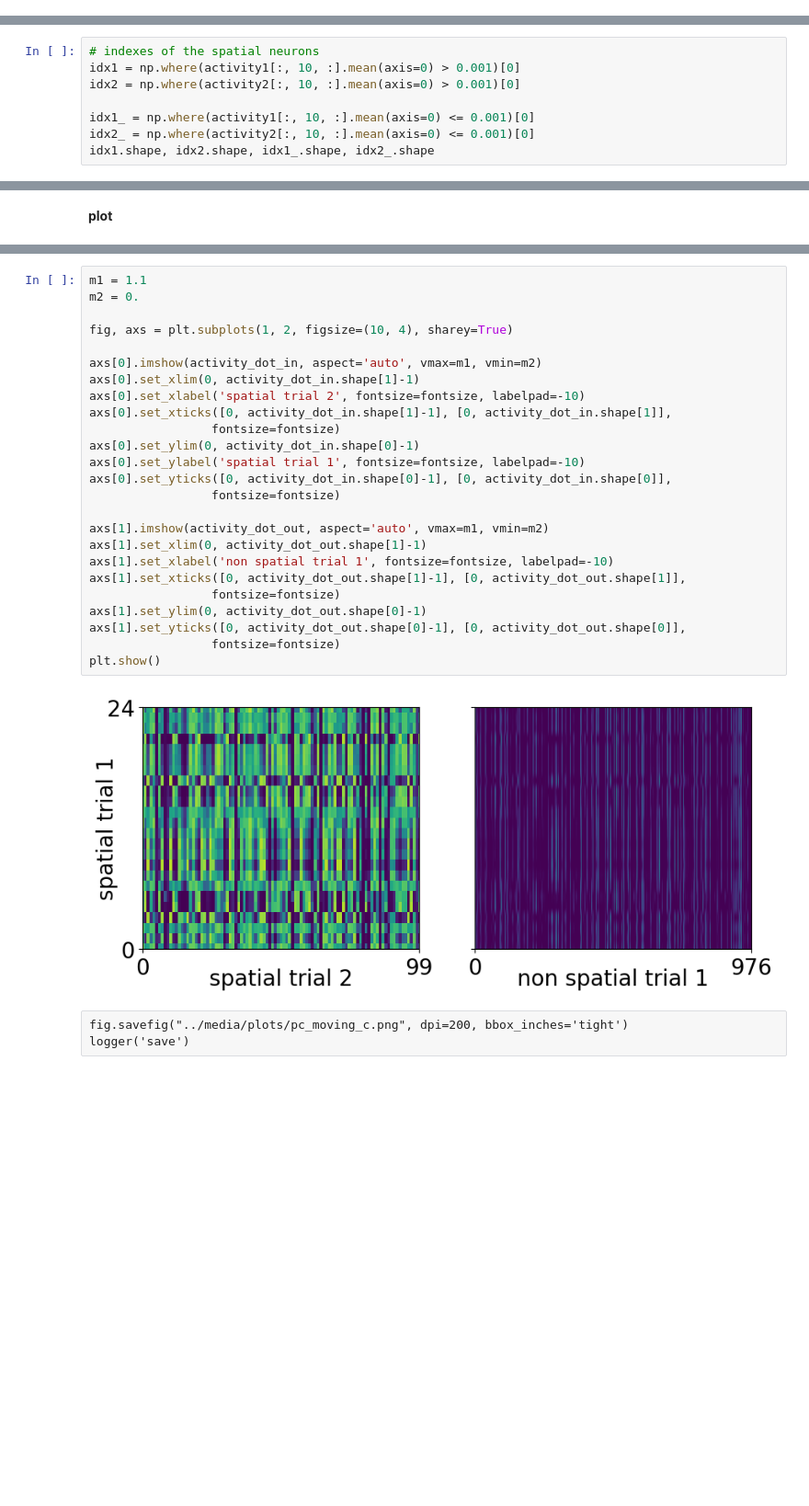
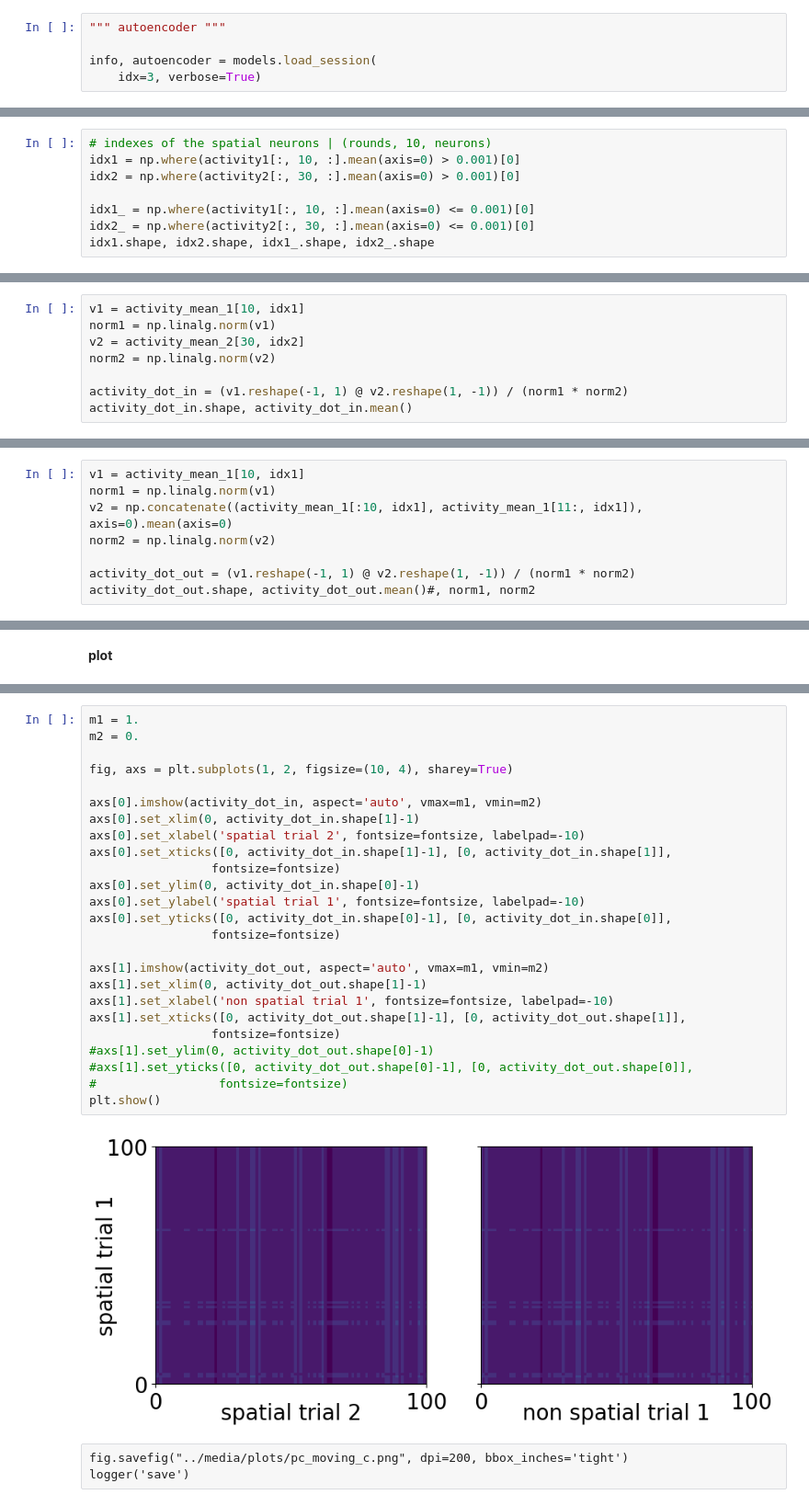
Before and after one commit to iKiru-hub/KAMemory, a Jupyter notebook: notebooks/lab_fig_c1.ipynb, the cells around one changed output, grey strips where cells are left out. Shown at 92% size. Cells and saved outputs as stored; diff of their text form; blank space fills up the shorter version.

```diff
--- a/notebooks/lab_fig_c1.ipynb
+++ b/notebooks/lab_fig_c1.ipynb
@@ -556,0 +564,5 @@ plt.show()
+# %%
+""" autoencoder """
+
+info, autoencoder = models.load_session(
+    idx=3, verbose=True)
@@ -663,11 +755,11 @@ fig.savefig("../media/plots/pc_moving_b.png", dpi=200, bbox_inches='tight')
 # %% [markdown]
 #### plot comparison in/out
 # %%
-# indexes of the spatial neurons
+# indexes of the spatial neurons | (rounds, 10, neurons)
 idx1 = np.where(activity1[:, 10, :].mean(axis=0) > 0.001)[0]
-idx2 = np.where(activity2[:, 10, :].mean(axis=0) > 0.001)[0]
+idx2 = np.where(activity2[:, 30, :].mean(axis=0) > 0.001)[0]
 
 idx1_ = np.where(activity1[:, 10, :].mean(axis=0) <= 0.001)[0]
-idx2_ = np.where(activity2[:, 10, :].mean(axis=0) <= 0.001)[0]
+idx2_ = np.where(activity2[:, 30, :].mean(axis=0) <= 0.001)[0]
 idx1.shape, idx2.shape, idx1_.shape, idx2_.shape
 # %% [output]
@@ -682,0 +1198,8 @@ activity_dot_in.shape, activity_dot_out.shape, activity_dot_out_2.shape
+# %%
+v1 = activity_mean_1[10, idx1]
+norm1 = np.linalg.norm(v1)
+v2 = activity_mean_2[30, idx2]
+norm2 = np.linalg.norm(v2)
+
+activity_dot_in = (v1.reshape(-1, 1) @ v2.reshape(1, -1)) / (norm1 * norm2)
+activity_dot_in.shape, activity_dot_in.mean()
@@ -682,0 +1208,8 @@ activity_dot_in.shape, activity_dot_out.shape, activity_dot_out_2.shape
+# %%
+v1 = activity_mean_1[10, idx1]
+norm1 = np.linalg.norm(v1)
+v2 = np.concatenate((activity_mean_1[:10, idx1], activity_mean_1[11:, idx1]), axis=0).mean(axis=0)
+norm2 = np.linalg.norm(v2)
+
+activity_dot_out = (v1.reshape(-1, 1) @ v2.reshape(1, -1)) / (norm1 * norm2)
+activity_dot_out.shape, activity_dot_out.mean()#, norm1, norm2
@@ -685,30 +1282,30 @@ activity_dot_in.shape, activity_dot_out.shape, activity_dot_out_2.shape
 # %%
-m1 = 1.1
+m1 = 1.
 m2 = 0.
 
 fig, axs = plt.subplots(1, 2, figsize=(10, 4), sharey=True)
 
 axs[0].imshow(activity_dot_in, aspect='auto', vmax=m1, vmin=m2)
 axs[0].set_xlim(0, activity_dot_in.shape[1]-1)
 axs[0].set_xlabel('spatial trial 2', fontsize=fontsize, labelpad=-10)
 axs[0].set_xticks([0, activity_dot_in.shape[1]-1], [0, activity_dot_in.shape[1]],
                  fontsize=fontsize)
 axs[0].set_ylim(0, activity_dot_in.shape[0]-1)
 axs[0].set_ylabel('spatial trial 1', fontsize=fontsize, labelpad=-10)
 axs[0].set_yticks([0, activity_dot_in.shape[0]-1], [0, activity_dot_in.shape[0]],
                  fontsize=fontsize)
 
 axs[1].imshow(activity_dot_out, aspect='auto', vmax=m1, vmin=m2)
 axs[1].set_xlim(0, activity_dot_out.shape[1]-1)
 axs[1].set_xlabel('non spatial trial 1', fontsize=fontsize, labelpad=-10)
 axs[1].set_xticks([0, activity_dot_out.shape[1]-1], [0, activity_dot_out.shape[1]],
                  fontsize=fontsize)
-axs[1].set_ylim(0, activity_dot_out.shape[0]-1)
-axs[1].set_yticks([0, activity_dot_out.shape[0]-1], [0, activity_dot_out.shape[0]],
-                 fontsize=fontsize)
+#axs[1].set_ylim(0, activity_dot_out.shape[0]-1)
+#axs[1].set_yticks([0, activity_dot_out.shape[0]-1], [0, activity_dot_out.shape[0]],
+#                 fontsize=fontsize)
 plt.show()
 # %% [output]
-[figure, old version]
+[figure, new version]
 # %% [raw]
 fig.savefig("../media/plots/pc_moving_c.png", dpi=200, bbox_inches='tight')
 logger('save')
```
Also changed, not shown: parts of 48 cells of this notebook, 14 other files.
